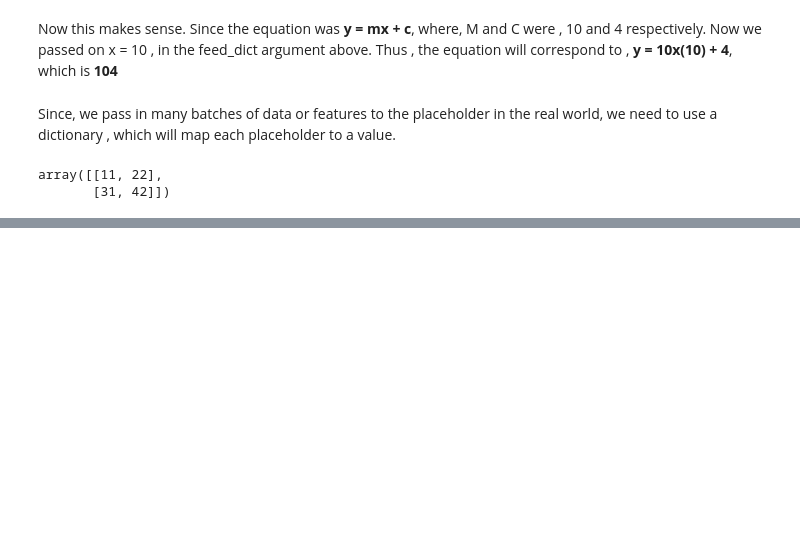
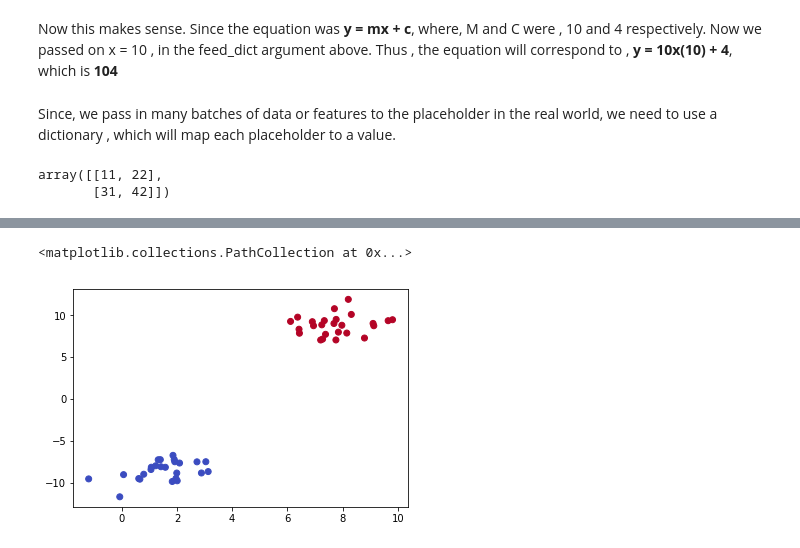
Before and after one commit to justdvnsh/tensorlite, a Jupyter notebook: Tensor-lite.ipynb, the cells around one changed output, grey strips where cells are left out. Drawn from its saved outputs; the diff is of its cells as text; code cells hidden in the pictures; blank space fills up the shorter version.

```diff
--- a/Tensor-lite.ipynb
+++ b/Tensor-lite.ipynb
@@ -256,0 +275,2 @@ array([[11, 22],
+# %%
+data = make_blobs(n_samples = 50, n_features = 2, centers = 2, random_state = 75)
@@ -256,0 +313,10 @@ array([[11, 22],
+# %%
+features = data[0]
+lables = data[1]
+# %%
+import matplotlib.pyplot as plt
+%matplotlib inline
+plt.scatter(features[:,0], features[:,1], cmap='coolwarm', c=lables)
+# %% [output]
+<matplotlib.collections.PathCollection at 0x...>
+[figure, added]
```
Also changed, not shown: parts of 17 cells of this notebook.
